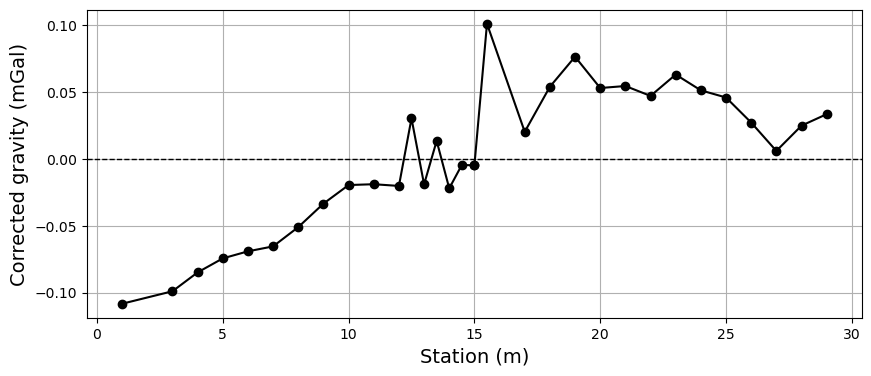
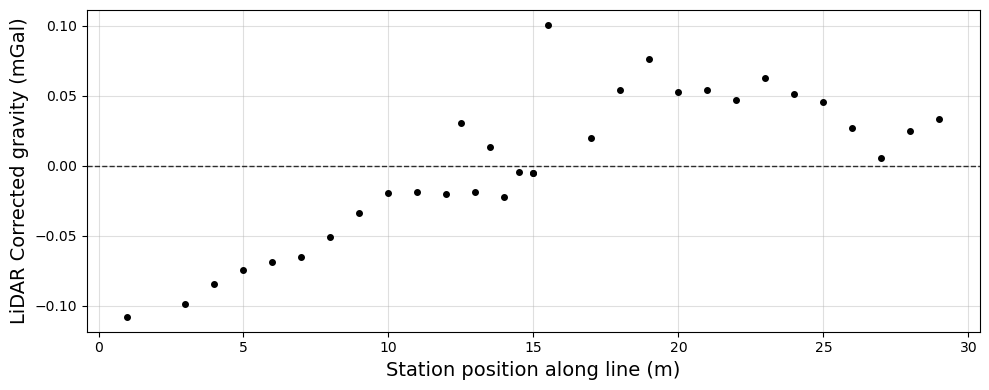
The notebook cell's code change between the first figure and the second:
--- before
+++ after
@@ -1,2 +1,23 @@
+# plt.figure(figsize=(10, 4))
+
+# plt.plot(
+#     out["station"],
+#     out["gravity_harmonica_lidar_corrected_mgal"]
+#     - out["gravity_harmonica_lidar_corrected_mgal"].mean(),
+#     marker="o", color='black'
+# )
+
+# plt.axhline(0, color="k", linestyle="--", linewidth=1)
+# plt.xlabel("Station (m)", fontsize=14)
+# plt.ylabel("Corrected gravity (mGal)", fontsize=14)
+# #plt.title("Final LiDAR Terrain-Corrected Gravity")
+# plt.grid(True)
+# plt.savefig(
+#     "../../figures/Final_figures/Grav_LiDAR_Corrected_NOT_Final.png",
+#     dpi=300,
+#     bbox_inches="tight"
+# )
+# plt.show()
+
 plt.figure(figsize=(10, 4))
 
@@ -5,12 +26,33 @@
     out["gravity_harmonica_lidar_corrected_mgal"]
     - out["gravity_harmonica_lidar_corrected_mgal"].mean(),
-    marker="o", color='black'
+    color="black",
+    marker="o",
+    markersize=4,
+    linestyle="None",
+    linewidth=1.5,
 )
 
-plt.axhline(0, color="k", linestyle="--", linewidth=1)
-plt.xlabel("Station (m)", fontsize=14)
-plt.ylabel("Corrected gravity (mGal)", fontsize=14)
-#plt.title("Final LiDAR Terrain-Corrected Gravity")
-plt.grid(True)
+plt.axhline(
+    0,
+    color="black",
+    linestyle="--",
+    linewidth=1,
+    alpha=0.8,
+)
+
+plt.xlabel("Station position along line (m)", fontsize=14)
+plt.ylabel("LiDAR Corrected gravity (mGal)", fontsize=14)
+
+plt.xticks(fontsize=10)
+plt.yticks(fontsize=10)
+
+plt.grid(
+    True,
+    alpha=0.4,
+    linewidth=0.8
+)
+
+plt.tight_layout()
+
 plt.savefig(
     "../../figures/Final_figures/Grav_LiDAR_Corrected_NOT_Final.png",
@@ -18,3 +60,4 @@
     bbox_inches="tight"
 )
+
 plt.show()

Commit: updating grav fig